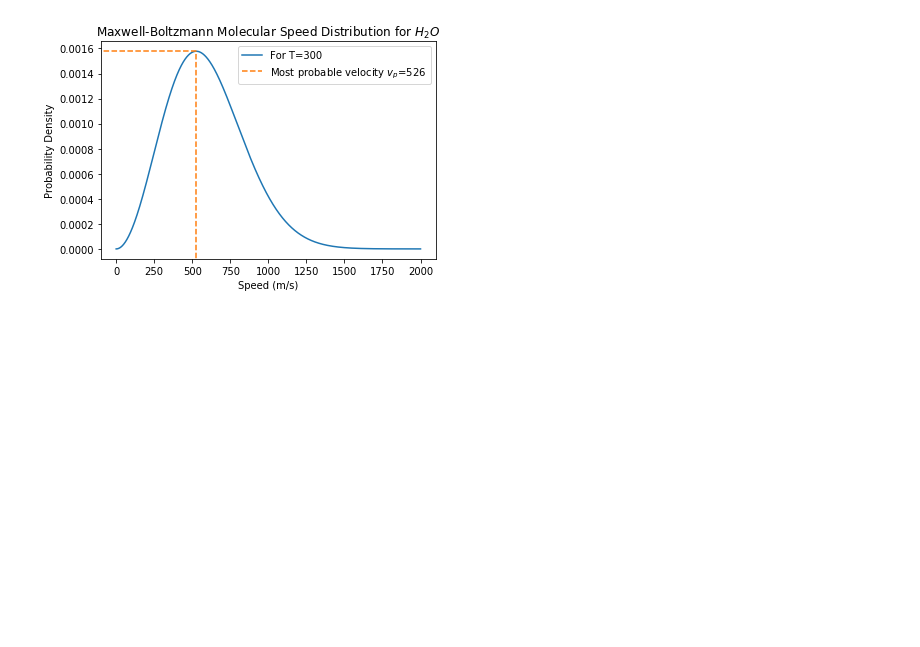
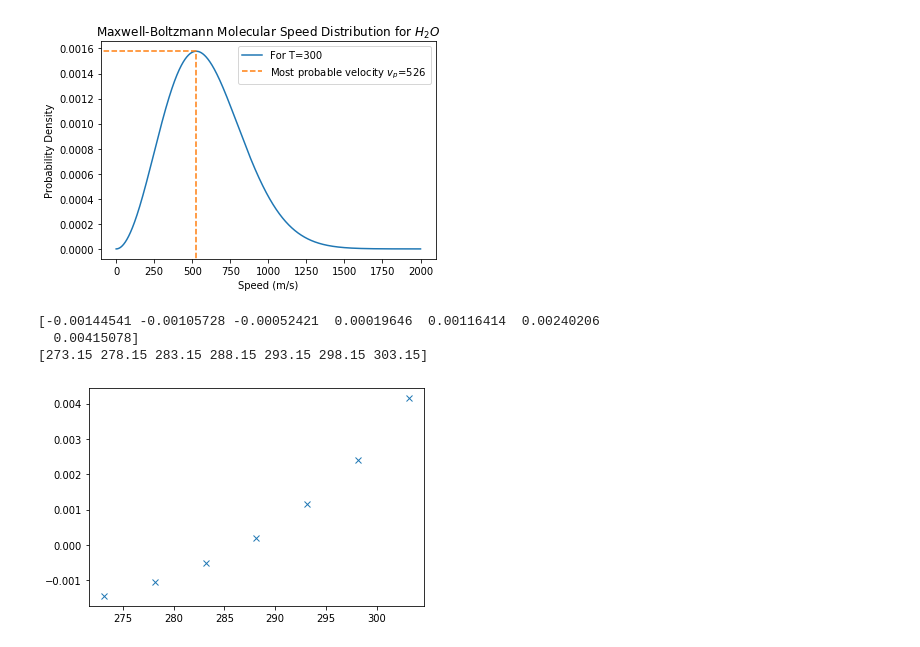
Before and after one commit to lilymansfield/FinalProject_250_Lily, a Jupyter notebook: FinalProject.ipynb, the cells around one changed output. Saved outputs shown, nothing was run; the diff lists cells and outputs as text; code cells hidden in the pictures; blank space fills up the shorter version.

```diff
--- a/FinalProject.ipynb
+++ b/FinalProject.ipynb
@@ -256,3 +313,19 @@ plt.legend(['For T='+str(T),r'Most probable velocity $v_p$='+str(v_p)])
 plt.savefig('distributionplot.pdf')
 # %% [output]
 [figure]
+# %%
+temp=np.array([0,5,10,15,20,25,30])
+temp_inK=temp+273.15
+x_s=np.array([.003767,0.005387,0.007612,0.01062,0.014659,0.019826,0.027125])
+
+rate=(25+19*0.5)*(25)*(x_s-0.0098)/3600
+
+plt.plot(temp_inK,rate,'x')
+
+print(rate)
+print(temp_inK)
+# %% [output]
+[-0.00144541 -0.00105728 -0.00052421  0.00019646  0.00116414  0.00240206
+  0.00415078]
+[273.15 278.15 283.15 288.15 293.15 298.15 303.15]
+[figure, added]
```
Also changed, not shown: parts of 10 cells of this notebook.
